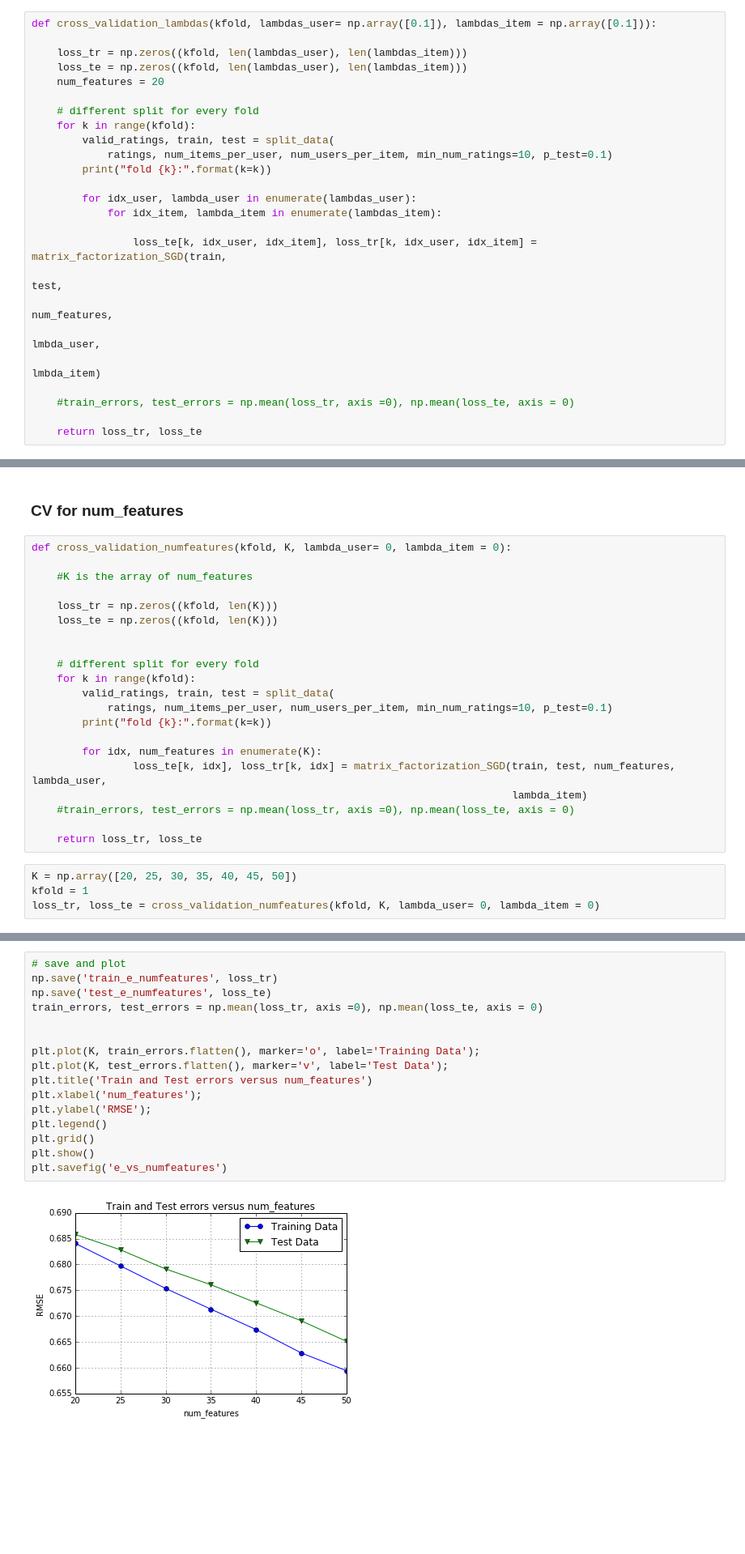
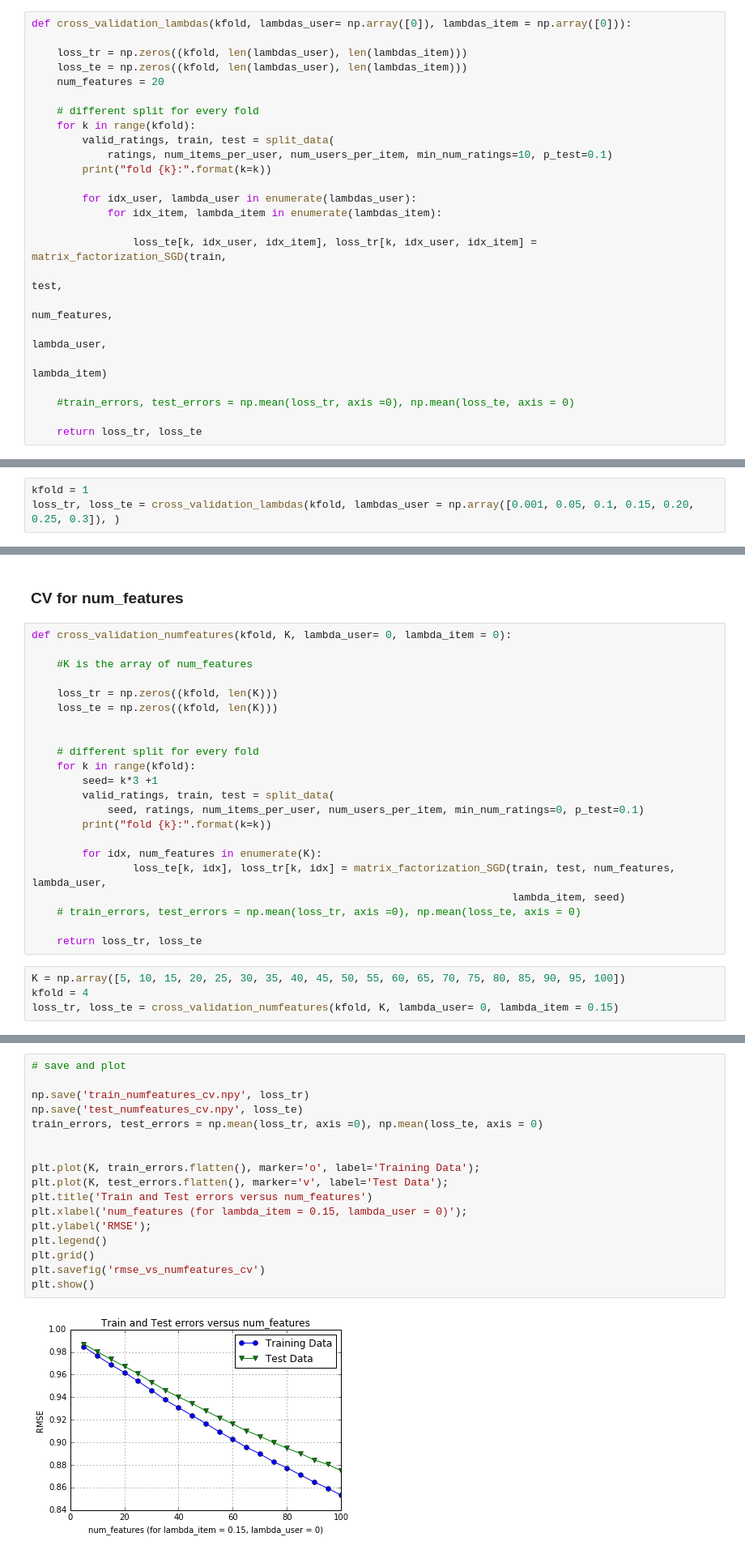
Before and after one commit to michaelheiniger/pcml-project2, a Jupyter notebook: python/MF_SGD_chiara.ipynb, the cells around one changed output, grey strips where cells are left out. Shown: that part at 81% size. Saved outputs shown, nothing was run; the diff lists cells and outputs as text; blank space fills up the shorter version.

```diff
--- a/python/MF_SGD_chiara.ipynb
+++ b/python/MF_SGD_chiara.ipynb
@@ -169,7 +163,7 @@ def matrix_factorization_SGD(train, test, num_features, lmbda_user, lmbda_item):
 # %% [markdown]
 ### CV for lambdas
 # %%
-def cross_validation_lambdas(kfold, lambdas_user= np.array([0.1]), lambdas_item = np.array([0.1])):
+def cross_validation_lambdas(kfold, lambdas_user= np.array([0]), lambdas_item = np.array([0])):
 
     loss_tr = np.zeros((kfold, len(lambdas_user), len(lambdas_item)))
     loss_te = np.zeros((kfold, len(lambdas_user), len(lambdas_item)))
@@ -187,8 +181,8 @@ def cross_validation_lambdas(kfold, lambdas_user= np.array([0.1]), lambdas_item
                 loss_te[k, idx_user, idx_item], loss_tr[k, idx_user, idx_item] = matrix_factorization_SGD(train,
                                                                                                           test,
                                                                                                           num_features,
-                                                                                                          lmbda_user,
-                                                                                                          lmbda_item)
+                                                                                                          lambda_user,
+                                                                                                          lambda_item)
 
     #train_errors, test_errors = np.mean(loss_tr, axis =0), np.mean(loss_te, axis = 0)
 
@@ -240,0 +236,3 @@ plt.savefig('e_vs_lambdas_item')
+# %%
+kfold = 1
+loss_tr, loss_te = cross_validation_lambdas(kfold, lambdas_user = np.array([0.001, 0.05, 0.1, 0.15, 0.20, 0.25, 0.3]), )
@@ -251,20 +325,21 @@ def cross_validation_numfeatures(kfold, K, lambda_user= 0, lambda_item = 0):
 
     # different split for every fold
     for k in range(kfold):
+        seed= k*3 +1
         valid_ratings, train, test = split_data(
-            ratings, num_items_per_user, num_users_per_item, min_num_ratings=10, p_test=0.1)
+            seed, ratings, num_items_per_user, num_users_per_item, min_num_ratings=0, p_test=0.1)
         print("fold {k}:".format(k=k))
 
         for idx, num_features in enumerate(K):
                 loss_te[k, idx], loss_tr[k, idx] = matrix_factorization_SGD(train, test, num_features, lambda_user,
-                                                                            lambda_item)
-    #train_errors, test_errors = np.mean(loss_tr, axis =0), np.mean(loss_te, axis = 0)
+                                                                            lambda_item, seed)
+    # train_errors, test_errors = np.mean(loss_tr, axis =0), np.mean(loss_te, axis = 0)
 
     return loss_tr, loss_te
 # %%
-K = np.array([20, 25, 30, 35, 40, 45, 50])
-kfold = 1
-loss_tr, loss_te = cross_validation_numfeatures(kfold, K, lambda_user= 0, lambda_item = 0)
+K = np.array([5, 10, 15, 20, 25, 30, 35, 40, 45, 50, 55, 60, 65, 70, 75, 80, 85, 90, 95, 100])
+kfold = 4
+loss_tr, loss_te = cross_validation_numfeatures(kfold, K, lambda_user= 0, lambda_item = 0.15)
 # %% [output]
 fold 0:
 learn the matrix factorization using SGD...
@@ -285,19 +360,20 @@ iter: 18
 iter: 19
 # %%
 # save and plot
-np.save('train_e_numfeatures', loss_tr)
-np.save('test_e_numfeatures', loss_te)
+
+np.save('train_numfeatures_cv.npy', loss_tr)
+np.save('test_numfeatures_cv.npy', loss_te)
 train_errors, test_errors = np.mean(loss_tr, axis =0), np.mean(loss_te, axis = 0)
 
 
 plt.plot(K, train_errors.flatten(), marker='o', label='Training Data');
 plt.plot(K, test_errors.flatten(), marker='v', label='Test Data');
 plt.title('Train and Test errors versus num_features')
-plt.xlabel('num_features');
+plt.xlabel('num_features (for lambda_item = 0.15, lambda_user = 0)');
 plt.ylabel('RMSE');
 plt.legend()
 plt.grid()
+plt.savefig('rmse_vs_numfeatures_cv')
 plt.show()
-plt.savefig('e_vs_numfeatures')
 # %% [output]
-[figure, old version]
+[figure, new version]
```
Also changed, not shown: parts of 25 cells of this notebook.
